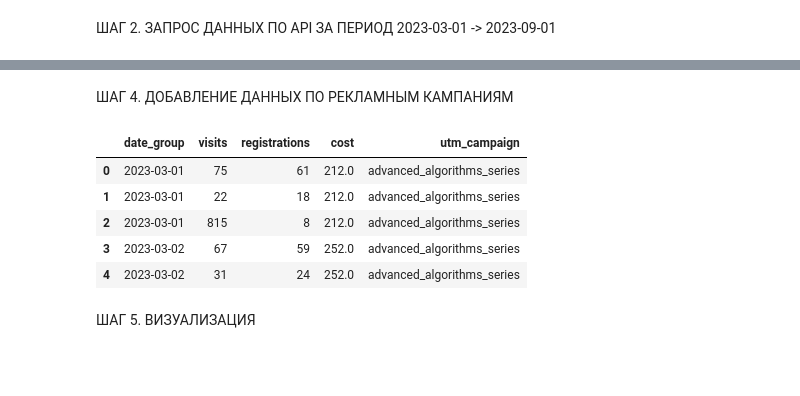
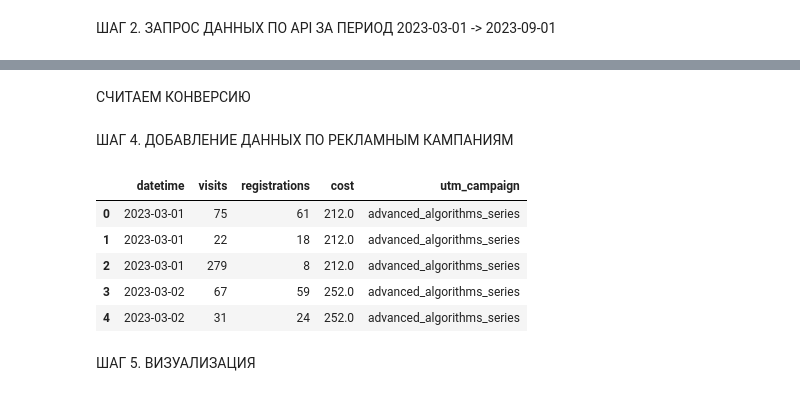
Before and after one commit to beton18/data-analytics-project-100, a Jupyter notebook: charts_project.ipynb, the cells around one changed output, grey strips where cells are left out. Drawn from its saved outputs; the diff is of its cells as text; code cells hidden in the pictures; blank space fills up the shorter version.

```diff
--- a/charts_project.ipynb
+++ b/charts_project.ipynb
@@ -109,0 +53,18 @@ print(merged_df.head(10))
+# %%
+#создаем новый датафрейм, копируя фрейм с api
+clean_visits_data = visits_data.copy()
+#перевод datetime из формата строки в формат даты
+clean_visits_data['datetime'] = pd.to_datetime(clean_visits_data['datetime'])
+#сортируем данные по visits_id и дате; удаляем дубликаты по visits_id, оставляем только последний визит
+clean_visits_data = clean_visits_data.sort_values(by=['visit_id', 'datetime']).drop_duplicates(subset='visit_id', keep='last')
+#удаляем ботов
+clean_visits_data = clean_visits_data[~clean_visits_data['user_agent'].str.contains('bot')]
+#удаляем обратные кавычки
+clean_visits_data['platform'] = clean_visits_data['platform'].str.strip("`")
+#переводим дату в год-месяц-день
+clean_visits_data['datetime'] = clean_visits_data['datetime'].dt.to_period('D').dt.start_time.dt.date
+#считаем строки и создаем колонку visits
+clean_visits_data = clean_visits_data.groupby(['datetime', 'platform']).size().reset_index(name='visits')
+#называем расчеты старым названием, чтобы не менять весь код
+visits_df = clean_visits_data
+visits_df.head(6)
@@ -109,0 +81,16 @@ print(merged_df.head(10))
+# %%
+#создаем новый датафрейм, копируя фрейм с api
+clean_regs_data = regs_data.copy()
+#удаляем дубликаты
+clean_regs_data = clean_regs_data.drop_duplicates()
+#заменяем nan на web
+clean_regs_data['platform'] = clean_regs_data['platform'].fillna('web')
+#перевод datetime из формата строки в формат даты
+clean_regs_data['datetime'] = pd.to_datetime(clean_regs_data['datetime'])
+#переводим дату в год-месяц-день
+clean_regs_data['datetime']=clean_regs_data['datetime'].dt.to_period('D').dt.start_time.dt.date
+#считаем строки и создаем колонку registrations
+clean_regs_data = clean_regs_data.groupby(['datetime', 'platform']).size().reset_index(name='registrations')
+#называем расчеты старым названием, чтобы не менять весь код
+regs_df = clean_regs_data
+regs_df.head(6)
@@ -110,42 +105,51 @@ print(merged_df.head(10))
+# %% [markdown]
+СЧИТАЕМ КОНВЕРСИЮ
+# %%
+# Объединяем визиты и регистрации
+merged_df = pd.merge(visits_df, regs_df, on=['datetime', 'platform'])
+#производим расчет
+merged_df['conversion'] = (regs_df['registrations'] / visits_df['visits'] * 100)
+#записываем в файл
+merged_df.to_json('conversion.json')
 # %% [markdown]
 ШАГ 4. ДОБАВЛЕНИЕ ДАННЫХ ПО РЕКЛАМНЫМ КАМПАНИЯМ
 # %%
 #1. Подготовка данных о рекламных кампаниях
 
 # Загружаем данные о рекламных кампаниях из локального файла
 ads = pd.read_csv('ads.csv')
 
 # Удаляем дубликаты
 ads = ads.drop_duplicates()
 
 # Преобразуем столбец с датой в формат datetime, чтобы оставить только дату
 ads['date'] = pd.to_datetime(ads['date']).dt.to_period('D').dt.start_time.dt.date
 
 # Сортируем данные по дате
 ads = ads.sort_values(by='date')
 
 # Заполняем пропуски в столбцах 'utm_campaign' и 'cost'
 ads['utm_campaign'] = ads['utm_campaign'].fillna('none')
 ads['cost'] = ads['cost'].fillna(0)
 
 #2. Объединение с данными о конверсии
 
 # Объединяем датафреймы по столбцу с датами
-df = pd.merge(merged_df, ads, left_on='date_group', right_on='date', how='left')
+df = pd.merge(merged_df, ads, left_on='datetime', right_on='date', how='left')
 
 # Выбираем нужные столбцы для финального датафрейма
-final_df = df[['date_group', 'visits', 'registrations', 'cost', 'utm_campaign']]
+final_df = df[['datetime', 'visits', 'registrations', 'cost', 'utm_campaign']]
 
 # Сохраняем результат в JSON
 final_df.to_json('ads.json')
 
 # Выводим первые строки для проверки
 final_df.head()
 # %% [output]
-|  | date_group | visits | registrations | cost | utm_campaign |
+|  | datetime | visits | registrations | cost | utm_campaign |
 | 0 | 2023-03-01 | 75 | 61 | 212.0 | advanced_algorithms_series |
 | 1 | 2023-03-01 | 22 | 18 | 212.0 | advanced_algorithms_series |
-| 2 | 2023-03-01 | 815 | 8 | 212.0 | advanced_algorithms_series |
+| 2 | 2023-03-01 | 279 | 8 | 212.0 | advanced_algorithms_series |
 | 3 | 2023-03-02 | 67 | 59 | 252.0 | advanced_algorithms_series |
 | 4 | 2023-03-02 | 31 | 24 | 252.0 | advanced_algorithms_series |
 # %% [markdown]
```
Also changed, not shown: parts of 24 cells of this notebook.
